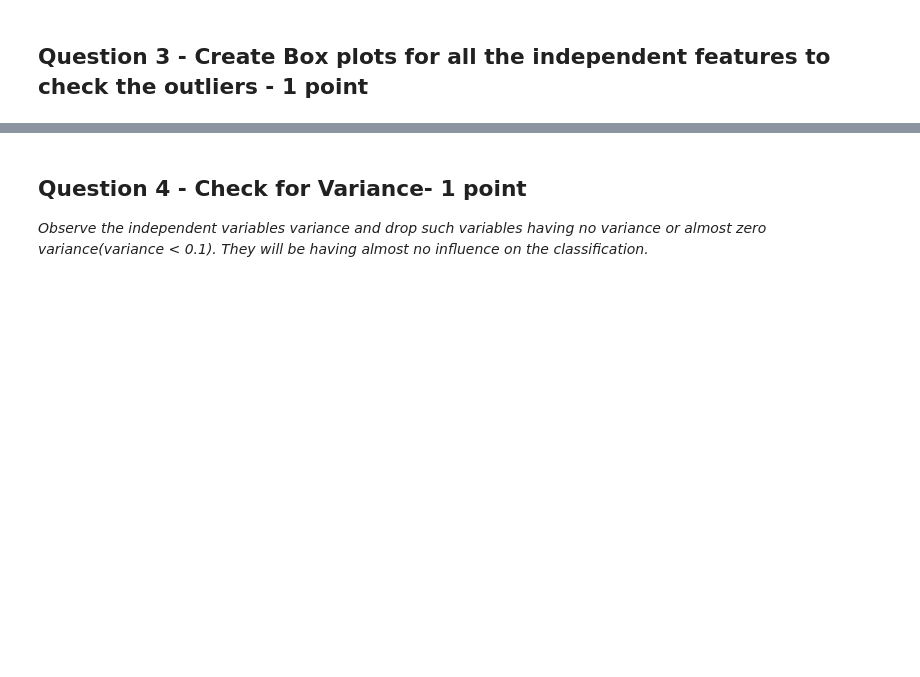
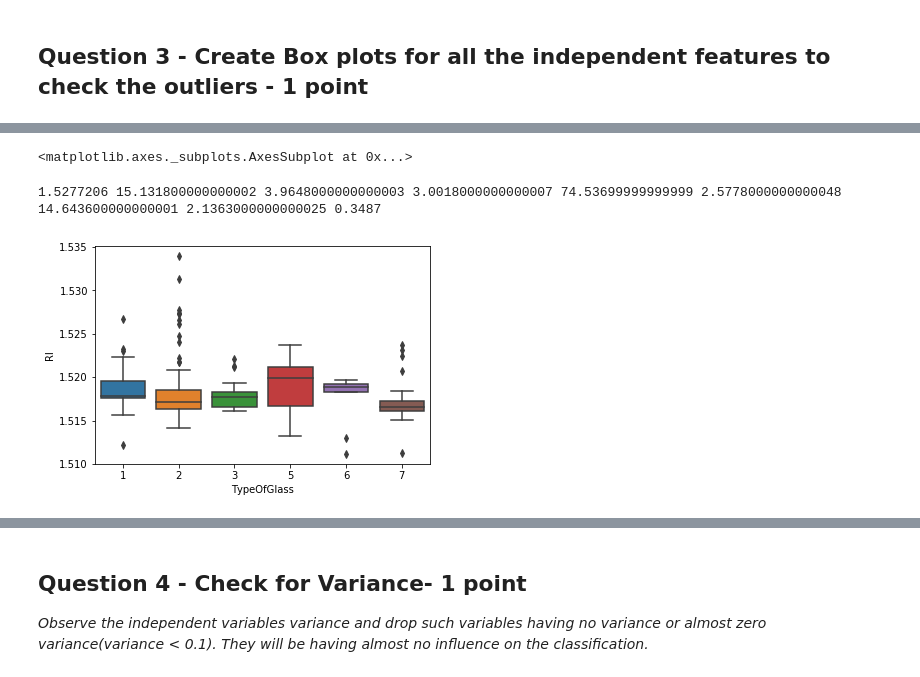
Before and after one commit to AMEERAZAM08/bangalore-november-2018-batch-SomdyutiBhat, a Jupyter notebook: R2_External_Lab_kNN.ipynb, the cells around one changed output, grey strips where cells are left out. Drawn from its saved outputs; the diff is of its cells as text; code cells hidden in the pictures; blank space fills up the shorter version.

```diff
--- a/R2_External_Lab_kNN.ipynb
+++ b/R2_External_Lab_kNN.ipynb
@@ -49,0 +57,3 @@ Import the data set and print 10 random rows from the data set
+# %%
+df=pd.read_csv("C:/Somduity/Python/glassdata.csv")
+df.sample(10)
@@ -56,2 +94,4 @@ Import the data set and print 10 random rows from the data set
 # %% [markdown]
 ## Question 3 - Create Box plots for all the independent features to check the outliers - 1 point
+# %%
+df["TypeOfGlass"]=df.TypeOfGlass.astype('category')
@@ -57,0 +124,11 @@ Import the data set and print 10 random rows from the data set
+# %%
+import matplotlib.pyplot as plt
+%matplotlib inline
+import seaborn as sns
+sns.boxplot( y="RI", x="TypeOfGlass",data = df )
+a1,a2,a3,a4,a5,a6,a7,a8,a9=df[["RI","Na","Mg","Al","Si","K","Ca","Ba","Fe"]].quantile(0.99)
+print(a1,a2,a3,a4,a5,a6,a7,a8,a9)
+# %% [output]
+<matplotlib.axes._subplots.AxesSubplot at 0x...>
+1.5277206 15.131800000000002 3.9648000000000003 3.0018000000000007 74.53699999999999 2.5778000000000048 14.643600000000001 2.1363000000000025 0.3487
+[figure, added]
```
Also changed, not shown: parts of 22 cells of this notebook.
